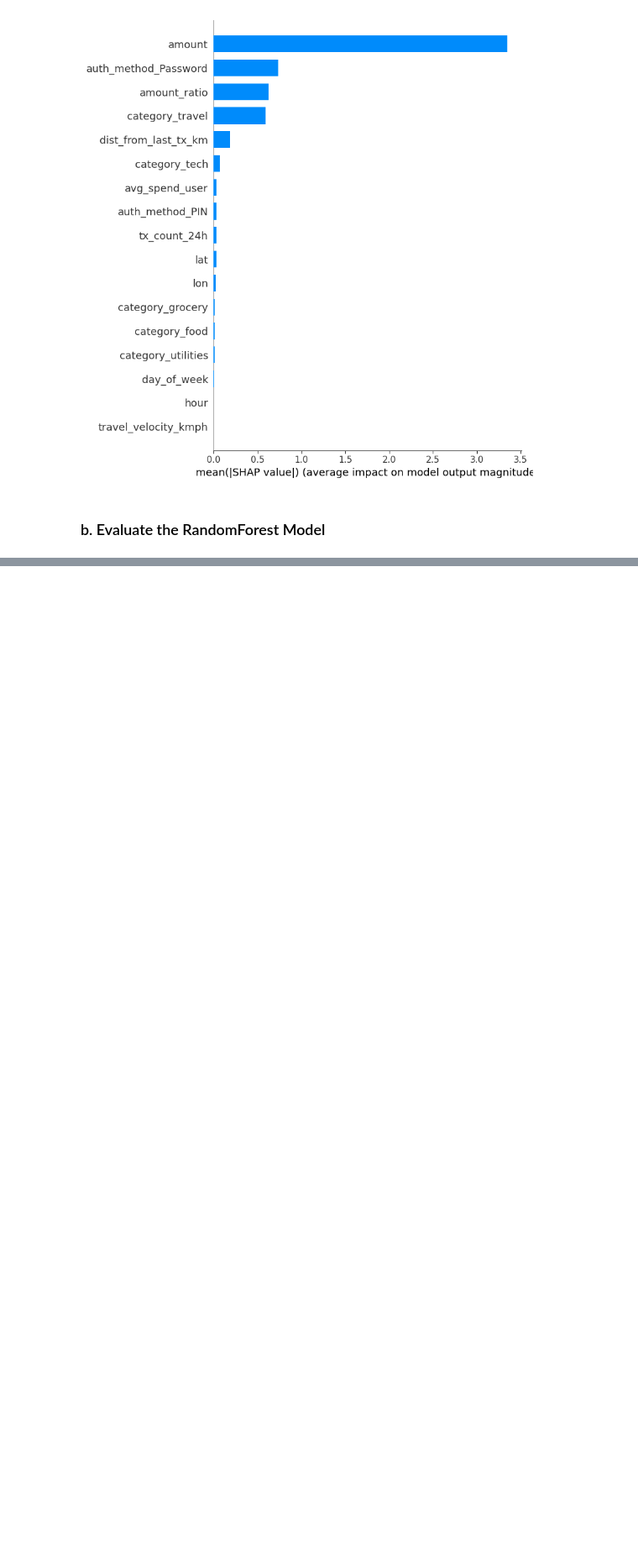
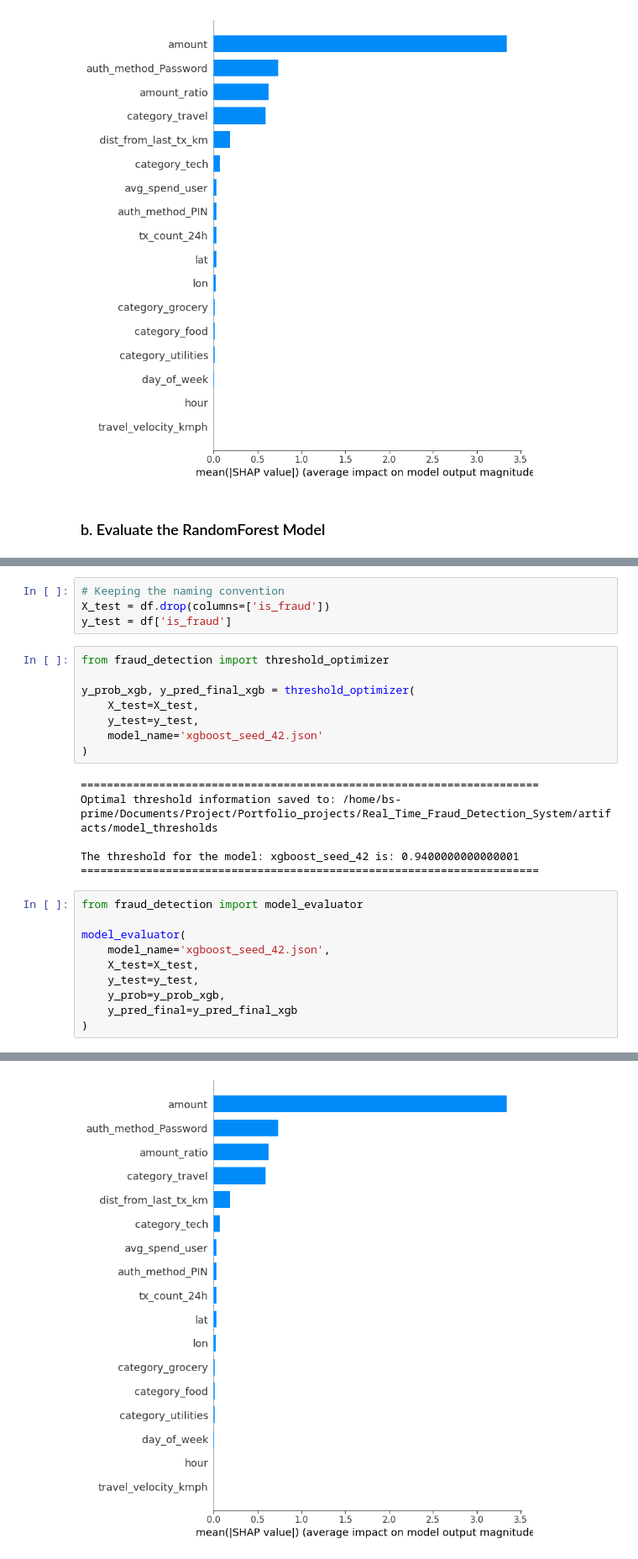
Before and after one commit to BS-prime/Real-Time-Fraud-Detection-System, a Jupyter notebook: notebooks/model_training_and_evaluation.ipynb, the cells around one changed output, grey strips where cells are left out. Shown at 84% size. Drawn from its saved outputs; the diff is of its cells as text; blank space fills up the shorter version.

```diff
--- a/notebooks/model_training_and_evaluation.ipynb
+++ b/notebooks/model_training_and_evaluation.ipynb
@@ -188,0 +265,29 @@ weighted avg       1.00      1.00      1.00      2000
+# %%
+# Keeping the naming convention
+X_test = df.drop(columns=['is_fraud'])
+y_test = df['is_fraud']
+# %%
+from fraud_detection import threshold_optimizer
+
+y_prob_xgb, y_pred_final_xgb = threshold_optimizer(
+    X_test=X_test,
+    y_test=y_test,
+    model_name='xgboost_seed_42.json'
+)
+# %% [output]
+======================================================================
+Optimal threshold information saved to: /home/bs-prime/Documents/Project/Portfolio_projects/Real_Time_Fraud_Detection_System/artifacts/model_thresholds
+
+The threshold for the model: xgboost_seed_42 is: 0.9400000000000001
+======================================================================
+# %%
+from fraud_detection import model_evaluator
+
+model_evaluator(
+    model_name='xgboost_seed_42.json',
+    X_test=X_test,
+    y_test=y_test,
+    y_prob=y_prob_xgb,
+    y_pred_final=y_pred_final_xgb
+)
+# %% [output]
@@ -188,0 +306 @@ weighted avg       1.00      1.00      1.00      2000
+[figure, added]
```
Also changed, not shown: parts of 17 cells of this notebook, 12 other files.
